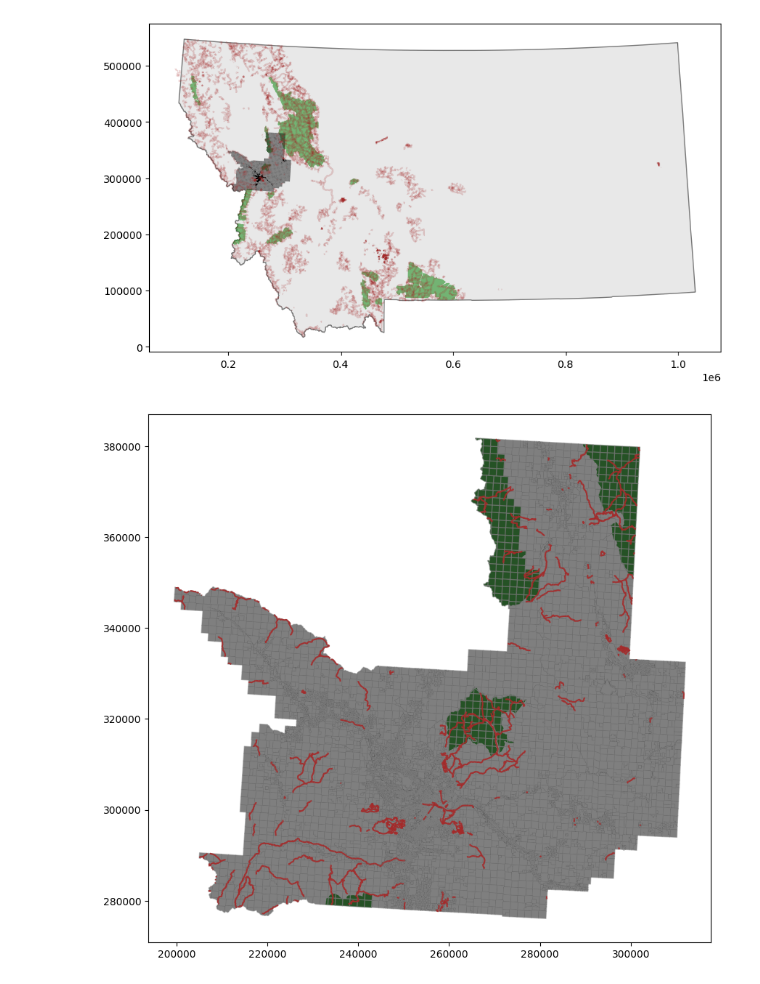
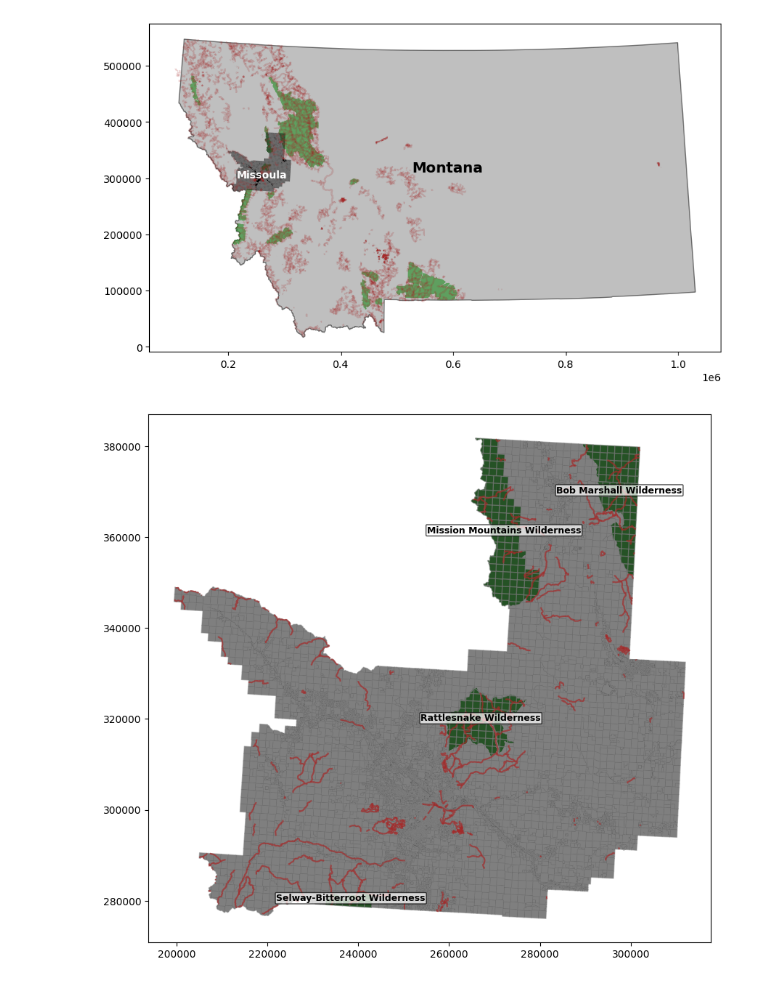
Before and after one commit to matthewcluck/missoula_hike, a Jupyter notebook: processing.ipynb, the cells around one changed output. Cells and saved outputs as stored; diff of their text form; code cells hidden in the pictures.

```diff
--- a/processing.ipynb
+++ b/processing.ipynb
@@ -32,13 +34,26 @@ nwa_montana_gdf = gpd.overlay(nwa_gdf, montana_gdf, how="intersection")
 # %%
 # Map montana_gdf, trails_gdf, and parcels_gdf to validate CRS
 fig, ax = plt.subplots(figsize=(10, 10))
 
-montana_gdf.plot(ax=ax, color='lightgray', edgecolor='black', alpha=0.5)
+montana_gdf.plot(ax=ax, color='gray', edgecolor='black', alpha=0.5)
+montana_gdf.apply(
+    lambda x: ax.annotate(
+        text=x['name'],
+        xy=x.geom.centroid.coords[0],
+        ha='center',
+        weight='bold',
+        fontsize=14
+    ),
+    axis=1
+)
+
+ax.annotate('Missoula', (260000, 300000), color='white', ha='center', weight='bold')
+
 nwa_montana_gdf.plot(ax=ax, color='green', alpha=0.5)
 trails_gdf.plot(ax=ax, color='brown', alpha=0.2)
 parcels_gdf.plot(ax=ax, color='black', alpha=0.5)
 
 plt.show()
 # %% [output]
-[figure, old version]
+[figure, new version]
 # %%
@@ -50,9 +71,21 @@ nwa_missoula_gdf = gpd.overlay(nwa_gdf, parcels_gdf, how="intersection")
 fig, ax = plt.subplots(figsize=(10, 10))
 
 nwa_missoula_gdf.plot(ax=ax, color='green', alpha=0.7)
-trails_missoula_gdf.plot(ax=ax, color='brown', alpha=0.9)
+nwa_missoula_gdf.apply(
+    lambda x: ax.annotate(
+        text=x['WILDERNESSNAME'],
+        xy=x.geometry.centroid.coords[0],
+        ha='center',
+        weight='bold',
+        fontsize=9,
+        bbox=dict(facecolor='white', alpha=0.7, boxstyle="round,pad=0.1")
+    ),
+    axis=1
+)
+
+trails_missoula_gdf.plot(ax=ax, color='brown', alpha=0.7)
 parcels_gdf.plot(ax=ax, color='black', edgecolor='gray', alpha=0.5)
 
 plt.show()
 # %% [output]
-[figure, old version]
+[figure, new version]
```
Also changed, not shown: parts of 11 cells of this notebook, 6 other files.
